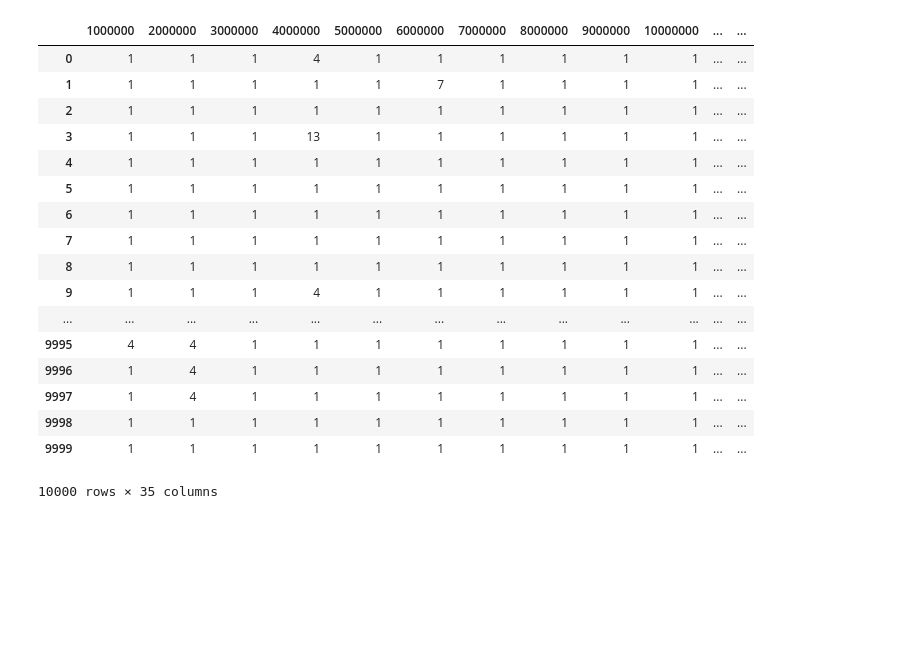
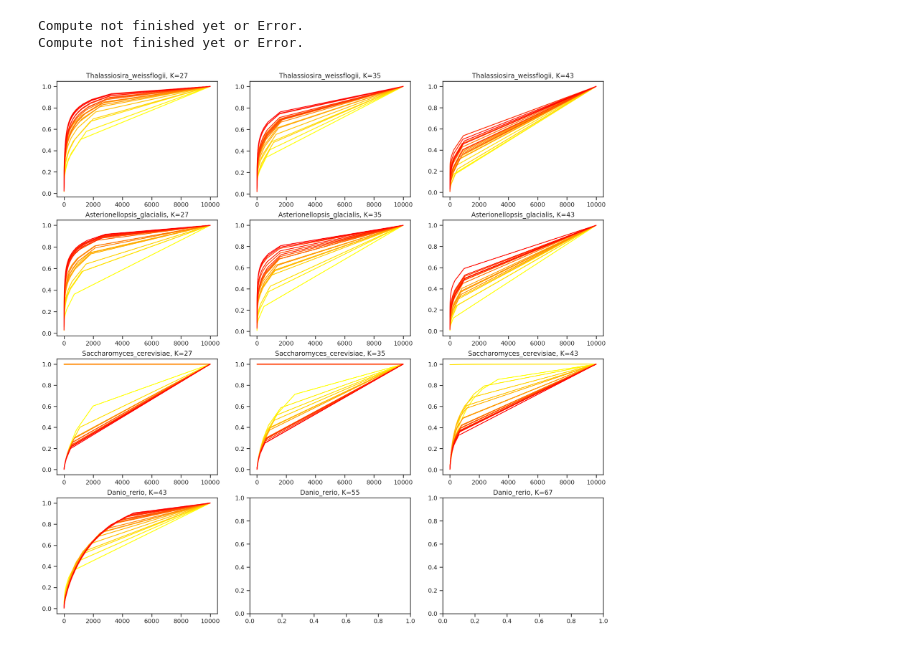
Before and after one commit to camillescott/cdbg-pub-work, a Jupyter notebook: Component_Sampling.ipynb, the cells around one changed output. Drawn from its saved outputs; the diff is of its cells as text; code cells hidden in the pictures; blank space fills up the shorter version.

```diff
--- a/Component_Sampling.ipynb
+++ b/Component_Sampling.ipynb
@@ -22,46 +25,36 @@ with open('config.yaml') as fp:
     info = yaml.load(fp)
 # %%
 sns.set(style="ticks")
-# %%
-samples.head()
-subsamples = [ t for t in list(samples.columns.unique()) if int(t) % 1000000 == 0 ]
-# %%
-samples[subsamples]
-# %% [output]
-|  | 1000000 | 2000000 | 3000000 | 4000000 | 5000000 | 6000000 | 7000000 | 8000000 | 9000000 | 10000000 | ... | ... |
-| 0 | 1 | 1 | 1 | 4 | 1 | 1 | 1 | 1 | 1 | 1 | ... | ... |
-| 1 | 1 | 1 | 1 | 1 | 1 | 7 | 1 | 1 | 1 | 1 | ... | ... |
-| 2 | 1 | 1 | 1 | 1 | 1 | 1 | 1 | 1 | 1 | 1 | ... | ... |
-| 3 | 1 | 1 | 1 | 13 | 1 | 1 | 1 | 1 | 1 | 1 | ... | ... |
-| 4 | 1 | 1 | 1 | 1 | 1 | 1 | 1 | 1 | 1 | 1 | ... | ... |
-| 5 | 1 | 1 | 1 | 1 | 1 | 1 | 1 | 1 | 1 | 1 | ... | ... |
-| 6 | 1 | 1 | 1 | 1 | 1 | 1 | 1 | 1 | 1 | 1 | ... | ... |
-| 7 | 1 | 1 | 1 | 1 | 1 | 1 | 1 | 1 | 1 | 1 | ... | ... |
-| 8 | 1 | 1 | 1 | 1 | 1 | 1 | 1 | 1 | 1 | 1 | ... | ... |
-| 9 | 1 | 1 | 1 | 4 | 1 | 1 | 1 | 1 | 1 | 1 | ... | ... |
-| ... | ... | ... | ... | ... | ... | ... | ... | ... | ... | ... | ... | ... |
-| 9995 | 4 | 4 | 1 | 1 | 1 | 1 | 1 | 1 | 1 | 1 | ... | ... |
-| 9996 | 1 | 4 | 1 | 1 | 1 | 1 | 1 | 1 | 1 | 1 | ... | ... |
-| 9997 | 1 | 4 | 1 | 1 | 1 | 1 | 1 | 1 | 1 | 1 | ... | ... |
-| 9998 | 1 | 1 | 1 | 1 | 1 | 1 | 1 | 1 | 1 | 1 | ... | ... |
-| 9999 | 1 | 1 | 1 | 1 | 1 | 1 | 1 | 1 | 1 | 1 | ... | ... |
-10000 rows × 35 columns
 # %%
-def plot_component_size_samples(directory, interval=1000000, ax=None):
+def plot_component_size_samples(filename, interval=1000000, ax=None):
     import ast
 
-    data = pd.read_csv('{0}/boink.cdbg.components.csv'.format(directory),
+    # do subsampling without evaluating component samples --
+    # for large files, evaluating every sample could take a very long time
+    times = pd.read_csv(filename, usecols=['read_n'])
+    if interval is None:
+        n_timepoints = len(times)
+        if n_timepoints < 20:
+            subsamples = times.read_n
+        else:
+            idx = np.round(np.linspace(0, n_timepoints - 1, 20)).astype(int)
+            subsamples = times.loc[idx].read_n
+    else:
+        subsamples = np.array([ t for t in times.read_n if int(t) % interval == 0 ])
+    indices = times.loc[times.read_n.isin(subsamples)].index
+
+    data = pd.read_csv(filename,
+                       header=0,
+                       skiprows=lambda idx: idx not in indices,
                        converters={'component_size_sample': lambda col: ast.literal_eval(col)})
     data = data[:-1]
     samples = pd.DataFrame.from_items(zip(data.read_n, data.component_size_sample.values))
 
     def _plot(ax):
-        subsamples = [ t for t in list(samples.columns.unique()) if int(t) % interval == 0 ]
-        _samples = samples[subsamples]
-        _samples = _samples.apply(lambda x: x.sort_values().values)
+        _samples = samples.apply(lambda x: x.sort_values(ascending=False).values)
         cums = _samples.cumsum()
         sums = _samples.sum()
-        (cums / sums).plot(ax=ax, colormap = cm.autumn_r)
+        (cums / sums).plot(ax=ax, colormap = cm.autumn_r, legend=False)
         #ax.set_title('Cumulative Component Size Proportion')
 
     if ax is not None:
@@ -75,13 +68,17 @@ def plot_component_size_samples(directory, interval=1000000, ax=None):
 # %%
 with FigureManager(figsize=(18,18), show=True, nrows=len(info['samples']), ncols=3) as (fig, ax):
     for n, sample_name in enumerate(info['samples']):
         for m, ksize in enumerate(info['samples'][sample_name]['ksizes']):
             directory  = os.path.join('outputs', sample_name, 'component_sampling', str(ksize))
             stats_file = os.path.join(directory, 'boink.cdbg.components.csv')
             name       = '{0}, K={1}'.format(' '.join(sample_name.split('_')), ksize)
 
             try:
-                samples = plot_component_size_samples(directory, ax=ax[n][m])
+                samples = plot_component_size_samples(stats_file, ax=ax[n][m], interval=None)
             except:
-                print('Compute not finished yet.')
+                print('Compute not finished yet or Error.')
             ax[n][m].set_title('{0}, K={1}'.format(sample_name, ksize))
+# %% [output]
+Compute not finished yet or Error.
+Compute not finished yet or Error.
+[figure, added]
```
Also changed, not shown: parts of 5 cells of this notebook, 2 other files.
